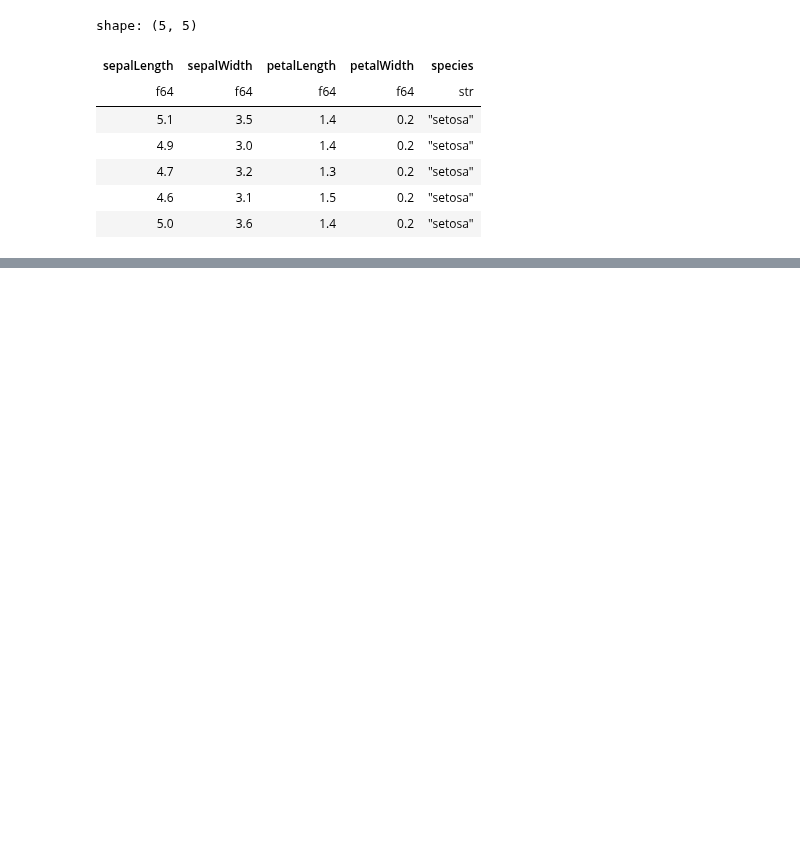
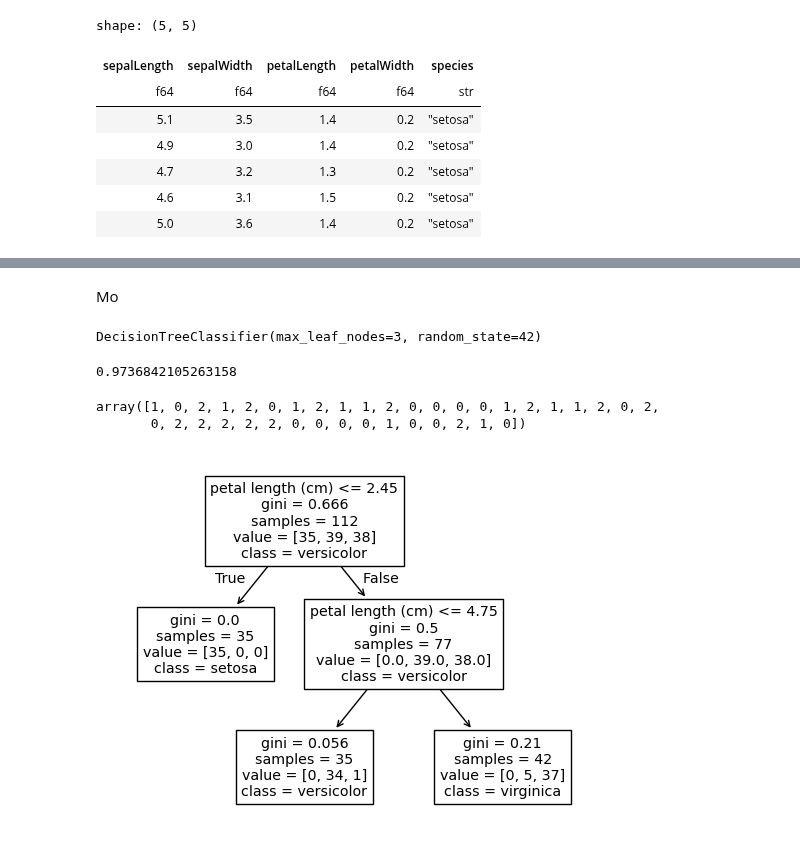
Before and after one commit to dataprogpy/code-samples, a Jupyter notebook: starter_files/06_modeling_workflow_with_sklearn.ipynb, the cells around one changed output, grey strips where cells are left out. Cells and saved outputs as stored; diff of their text form; code cells hidden in the pictures; blank space fills up the shorter version.

```diff
--- a/starter_files/06_modeling_workflow_with_sklearn.ipynb
+++ b/starter_files/06_modeling_workflow_with_sklearn.ipynb
@@ -165,0 +191,27 @@ alt.Chart(df).transform_fold(
+# %% [markdown]
+Mo
+# %%
+X = iris.data
+y = iris.target
+X_train, X_test, y_train, y_test = train_test_split(X, y, random_state=42)
+
+clf = DecisionTreeClassifier(max_leaf_nodes=3, random_state=42)
+clf.fit(X_train, y_train)
+# %% [output]
+DecisionTreeClassifier(max_leaf_nodes=3, random_state=42)
+# %%
+clf.score(X_test, y_test)
+# %% [output]
+0.9736842105263158
+# %%
+y_pred = clf.predict(X_test)
+y_pred
+# %% [output]
+array([1, 0, 2, 1, 2, 0, 1, 2, 1, 1, 2, 0, 0, 0, 0, 1, 2, 1, 1, 2, 0, 2,
+       0, 2, 2, 2, 2, 2, 0, 0, 0, 0, 1, 0, 0, 2, 1, 0])
+# %%
+iris_tree = tree.plot_tree(clf, feature_names=iris.feature_names, class_names=iris.target_names)
+fig = plt.gcf()
+fig.savefig("iris_tree.png")
+# %% [output]
+[figure, added]
```
Also changed, not shown: parts of 19 cells of this notebook.
